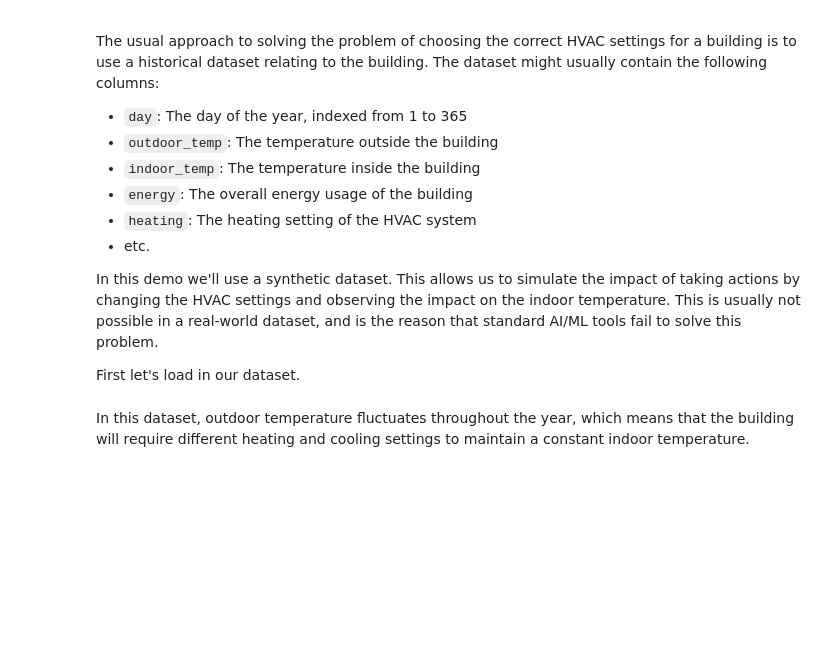
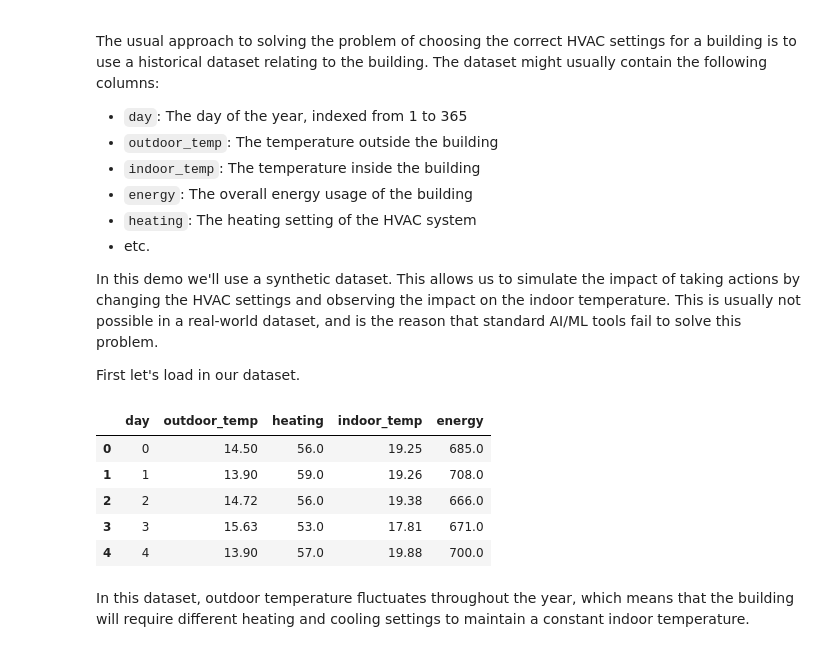
Before and after one commit to causalabs/causadb-examples, a Jupyter notebook: python/smart_building/notebook.ipynb, the cells around one changed output. Cells and saved outputs as stored; diff of their text form; code cells hidden in the pictures; blank space fills up the shorter version.

```diff
--- a/python/smart_building/notebook.ipynb
+++ b/python/smart_building/notebook.ipynb
@@ -41,8 +39,16 @@ In this demo we'll use a synthetic dataset. This allows us to simulate the impac
 
 First let's load in our dataset.
 # %%
-data = pd.read_csv('example_heating_data.csv')
+data = get_heating_dataset()
+data.to_csv("example_heating_data.csv", index=False)
 data.head()
+# %% [output]
+|  | day | outdoor_temp | heating | indoor_temp | energy |
+| 0 | 0 | 14.50 | 56.0 | 19.25 | 685.0 |
+| 1 | 1 | 13.90 | 59.0 | 19.26 | 708.0 |
+| 2 | 2 | 14.72 | 56.0 | 19.38 | 666.0 |
+| 3 | 3 | 15.63 | 53.0 | 17.81 | 671.0 |
+| 4 | 4 | 13.90 | 57.0 | 19.88 | 700.0 |
 # %% [markdown]
 In this dataset, outdoor temperature fluctuates throughout the year, which means that the building will require different heating and cooling settings to maintain a constant indoor temperature.
 # %%
```
Also changed, not shown: parts of 10 cells of this notebook, 5 other files.
